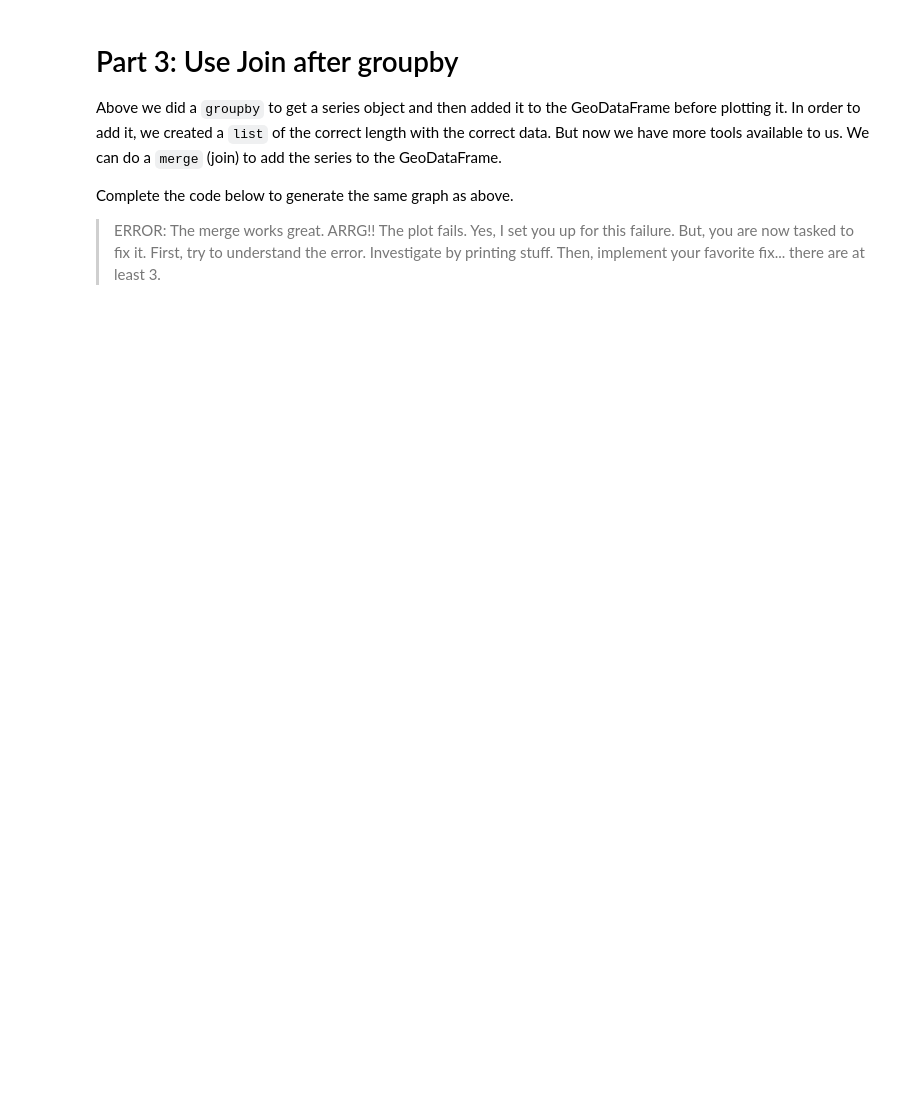
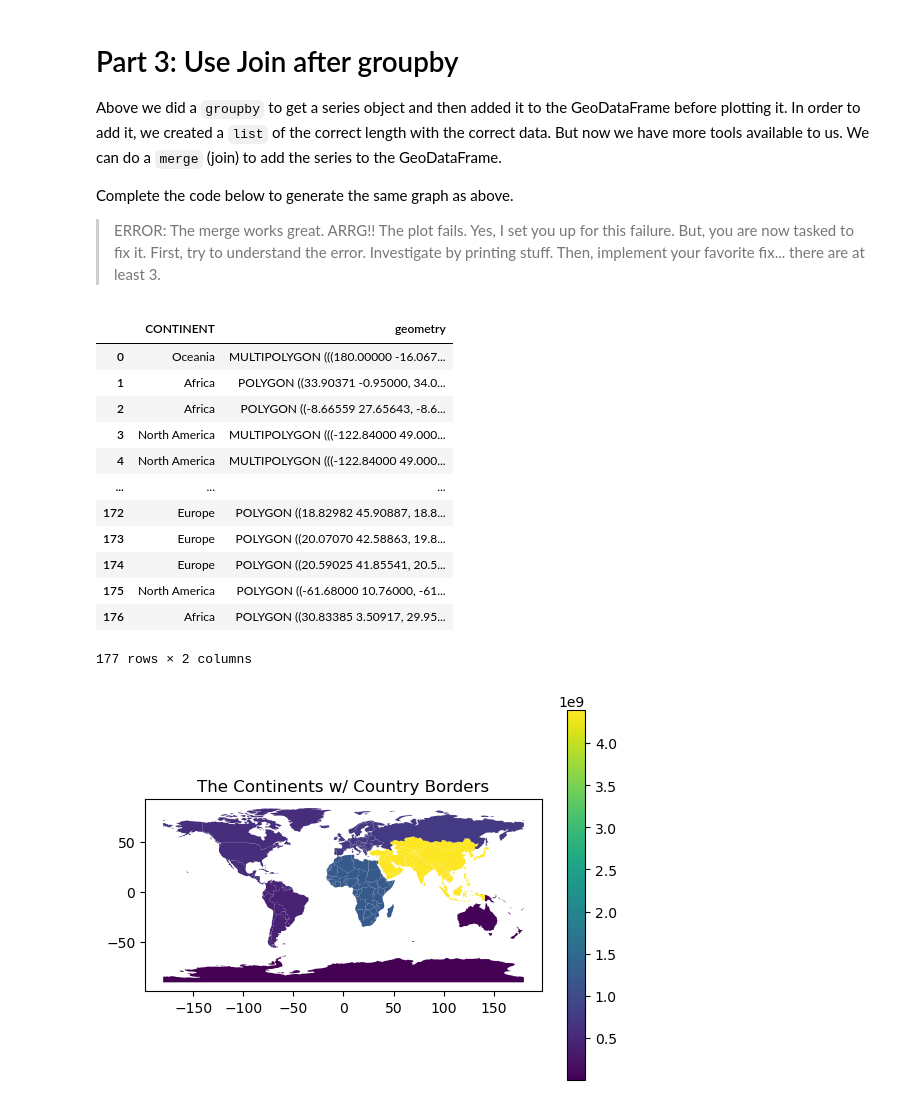
Before and after one commit to r1tvikbansal/IDP-Warmups, a Jupyter notebook: Geospacial/lesson-20-dissolve-join/lesson-20-dissolve-join/lesson-20-CP7-Dissolve + Join.ipynb, the cells around one changed output. Saved outputs shown, nothing was run; the diff lists cells and outputs as text; code cells hidden in the pictures; blank space fills up the shorter version.

```diff
--- a/Geospacial/lesson-20-dissolve-join/lesson-20-dissolve-join/lesson-20-CP7-Dissolve + Join.ipynb
+++ b/Geospacial/lesson-20-dissolve-join/lesson-20-dissolve-join/lesson-20-CP7-Dissolve + Join.ipynb
@@ -115,25 +141,40 @@ Complete the code below to generate the same graph as above.
 # %%
 import geopandas as gpd
 import matplotlib.pyplot as plt
 
 %matplotlib inline
 
 gdf = gpd.read_file('geo_data/ne_110m_admin_0_countries.shp')
 
 # get a series that groups by the population
 # calculate the sum of each continent. Returns a series with 7 rows (1 per continent)
 pop_series = gdf.groupby('CONTINENT')['POP_EST'].sum()
 
 # Filter down to just the columns of interest since merge works on all columns
-populations = gdf[['POP_EST', 'CONTINENT', 'geometry']]
+populations = gdf[['CONTINENT', 'geometry']]
 
 # Do a join to generate a new dataframe
-final = populations.merge(...)
+final = populations.merge(pop_series, left_on='CONTINENT', right_on='CONTINENT')
 
 # Then plot the result
 final.plot(column='POP_EST', legend=True)
 plt.title('The Continents w/ Country Borders')
 populations
+# %% [output]
+|  | CONTINENT | geometry |
+| 0 | Oceania | MULTIPOLYGON (((180.00000 -16.067... |
+| 1 | Africa | POLYGON ((33.90371 -0.95000, 34.0... |
+| 2 | Africa | POLYGON ((-8.66559 27.65643, -8.6... |
+| 3 | North America | MULTIPOLYGON (((-122.84000 49.000... |
+| 4 | North America | MULTIPOLYGON (((-122.84000 49.000... |
+| ... | ... | ... |
+| 172 | Europe | POLYGON ((18.82982 45.90887, 18.8... |
+| 173 | Europe | POLYGON ((20.07070 42.58863, 19.8... |
+| 174 | Europe | POLYGON ((20.59025 41.85541, 20.5... |
+| 175 | North America | POLYGON ((-61.68000 10.76000, -61... |
+| 176 | Africa | POLYGON ((30.83385 3.50917, 29.95... |
+177 rows × 2 columns
+[figure, added]
 # %% [markdown]
 # Part 4: Affected States
 In lesson 20, Hurricane Florence, a plot of the affected states is drawn. Run the code cell below to see what it looks like.
```
Also changed, not shown: parts of 6 cells of this notebook.
